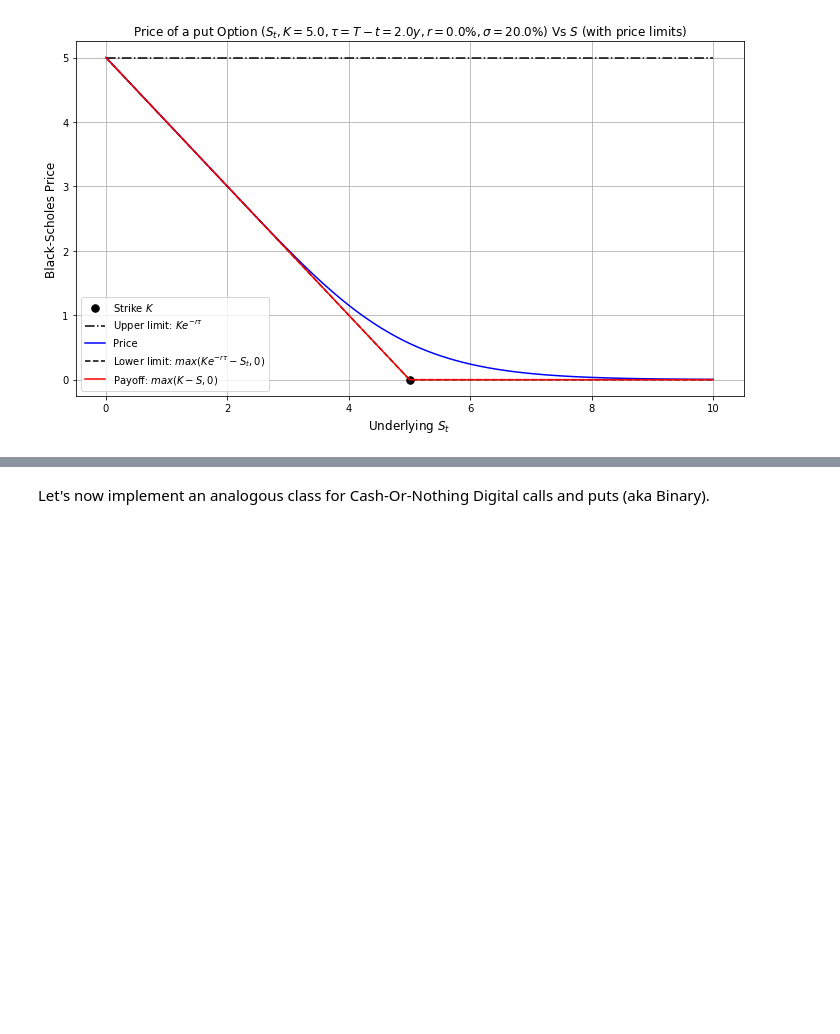
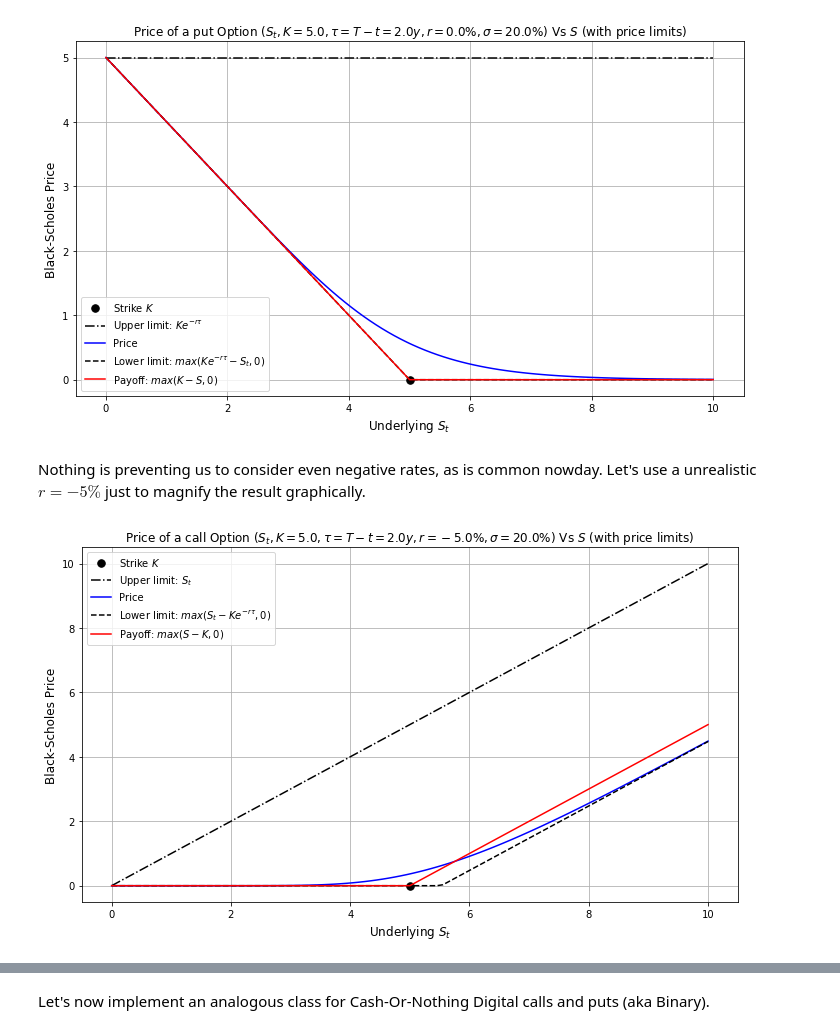
Before and after one commit to gabrielepompa88/IT-For-Business-And-Finance-2019-20, a Jupyter notebook: Notebooks/Derivatives_Analytics___Introduction_to_OOP.ipynb, the cells around one changed output, grey strips where cells are left out. Cells and saved outputs as stored; diff of their text form; code cells hidden in the pictures; blank space fills up the shorter version.

```diff
--- a/Notebooks/Derivatives_Analytics___Introduction_to_OOP.ipynb
+++ b/Notebooks/Derivatives_Analytics___Introduction_to_OOP.ipynb
@@ -1206,7 +1210,7 @@ Put options (also info labels)
 # %%
 class PlainVanillaOption(object):
     """
-    PlainVanillaOption class implementing payoff and pricing of european call and put options.
+    PlainVanillaOption class implementing payoff and pricing of plain-vanilla call and put options.
     Put price is calculated using put-call parity
 
     Attributes:
@@ -1606,3 +1626,11 @@ put_focus_zero_rates = PlainVanillaOption(option_type='put', S_t=3.0, K=5.0, t="
 plot_price(put_focus_zero_rates, S_strip_focus, put_focus_zero_rates.get_tau())
 # %% [output]
 [figure]
+# %% [markdown]
+Nothing is preventing us to consider even negative rates, as is common nowday. Let's use a unrealistic $r = -5\%$ just to magnify the result graphically.
+# %%
+call_focus_negative_rates = PlainVanillaOption(option_type='call', S_t=3.0, K=5.0, t="19-04-2020", T="19-04-2022", r=-0.05, sigma=0.2)
+# %%
+plot_price(call_focus_negative_rates, S_strip_focus, call_focus_negative_rates.get_tau())
+# %% [output]
+[figure, added]
```
Also changed, not shown: parts of 60 cells of this notebook.
